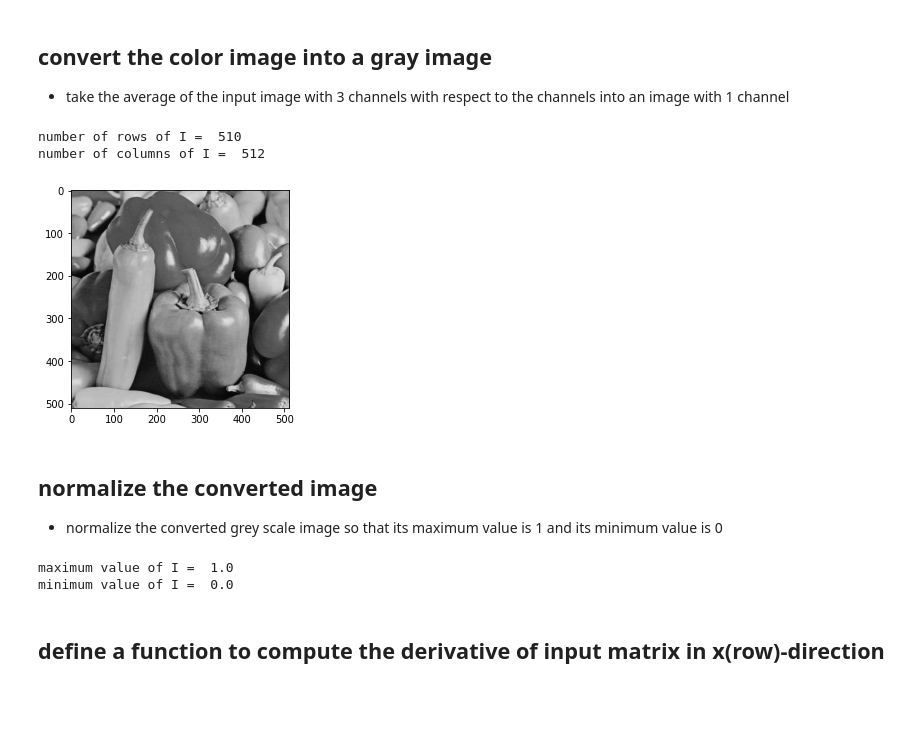
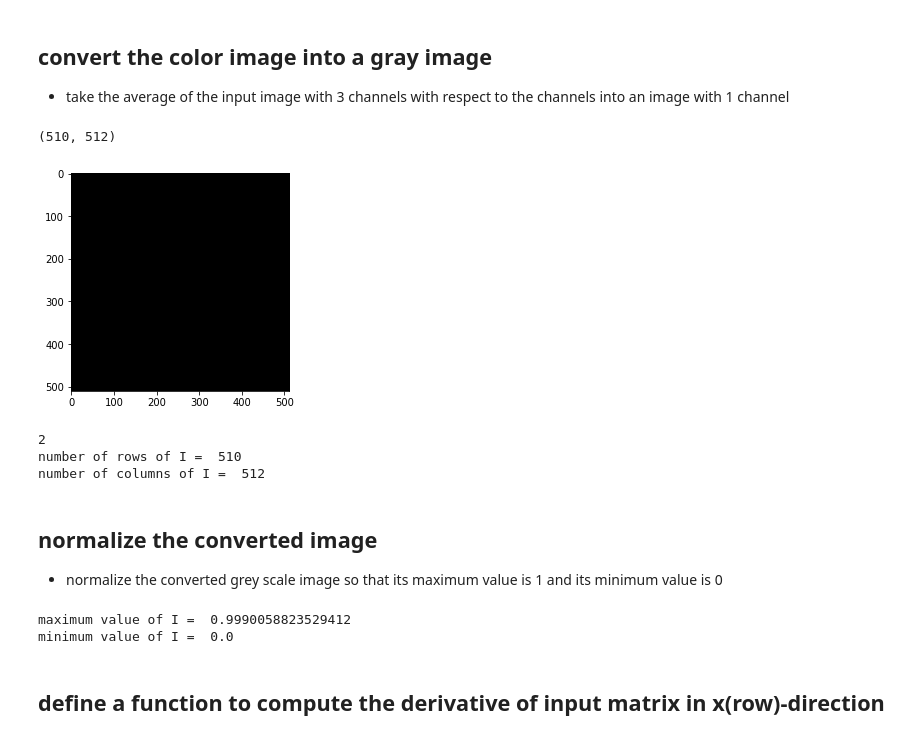
Before and after one commit to rlaxo1022/ML-assignment, a Jupyter notebook: 03/assignment_03_1.ipynb, the cells around one changed output. Cells and saved outputs as stored; diff of their text form; code cells hidden in the pictures; blank space fills up the shorter version.

```diff
--- a/03/assignment_03_1.ipynb
+++ b/03/assignment_03_1.ipynb
@@ -35,29 +35,57 @@ number of channels of I0 =  3
 # %% [markdown]
 ## convert the color image into a gray image
 - take the average of the input image with 3 channels with respect to the channels into an image with 1 channel
-# %%
-# ++++++++++++++++++++++++++++++++++++++++++++++++++
-# complete the blanks
-#
-
-def rgb2gray(rgb):
-    return np.dot(rgb[...,:3], [0.299, 0.587, 0.144])
-colorimg = img.imread('test.jpeg')
-I = rgb2gray(colorimg)
-plt.imshow(I, cmap = plt.get_cmap('gray'))
-
-gnum_row = I.shape[0]
-gnum_column = I.shape[1]
-
-#
-# ++++++++++++++++++++++++++++++++++++++++++++++++++
-
-print('number of rows of I = ', gnum_row)
-print('number of columns of I = ', gnum_column)
-# %% [output]
-number of rows of I =  510
-number of columns of I =  512
-[figure, removed]
+# %%
+# ++++++++++++++++++++++++++++++++++++++++++++++++++
+# complete the blanks
+#
+#
+
+def rgb2gray(rgb):
+
+     r, g, b = rgb[:,:,0], rgb[:,:,1], rgb[:,:,2]
+     gray = 0.2989 * r + 0.5870 * g + 0.1140 * b
+
+     return gray
+
+
+
+plt.imshow(I, cmap = plt.get_cmap('gray'))
+I = rgb2gray(I0)
+
+
+img2 = np.zeros( ( np.array(I).shape[0], np.array(I).shape[1], 3) )
+I = img2[:,:,0]
+print(I.shape)
+
+
+plt.imshow(I, cmap=plt.get_cmap('gray'))
+plt.show()
+
+# def convert_to_grayscale(I0):
+#      grayscale_im = np.sum(np.abs(I0), axis=0)
+#      im_max = np.percentile(grayscale_im, 99)
+#      im_min = np.min(grayscale_im)
+#      grayscale_im = (np.clip((grayscale_im - im_min) / (im_max - im_min), 0, 1))
+#      grayscale_im = np.squeeze(grayscale_im, axis=3)
+#      return grayscale_im
+
+# I = convert_to_grayscale(I0)
+
+num_row = I.shape[0]
+num_column = I.shape[1]
+print(I.ndim)
+
+#
+# ++++++++++++++++++++++++++++++++++++++++++++++++++
+print('number of rows of I = ', num_row)
+print('number of columns of I = ', num_column)
+# %% [output]
+(510, 512)
+[figure, added]
+2
+number of rows of I =  510
+number of columns of I =  512
 # %% [markdown]
 ## normalize the converted image
 - normalize the converted grey scale image so that its maximum value is 1 and its minimum value is 0
@@ -66,8 +94,7 @@ number of columns of I =  512
 # complete the blanks
 #
 
-xcolorimg = img.imread('graytest.jpeg')
-I = xcolorimg/255
+I = I/255
 
 #
 # ++++++++++++++++++++++++++++++++++++++++++++++++++
@@ -75,7 +102,7 @@ I = xcolorimg/255
 print('maximum value of I = ', np.max(I))
 print('minimum value of I = ', np.min(I))
 # %% [output]
-maximum value of I =  1.0
+maximum value of I =  0.9990058823529412
 minimum value of I =  0.0
 # %% [markdown]
 ## define a function to compute the derivative of input matrix in x(row)-direction
```
Also changed, not shown: parts of 7 cells of this notebook, 1 other file.
